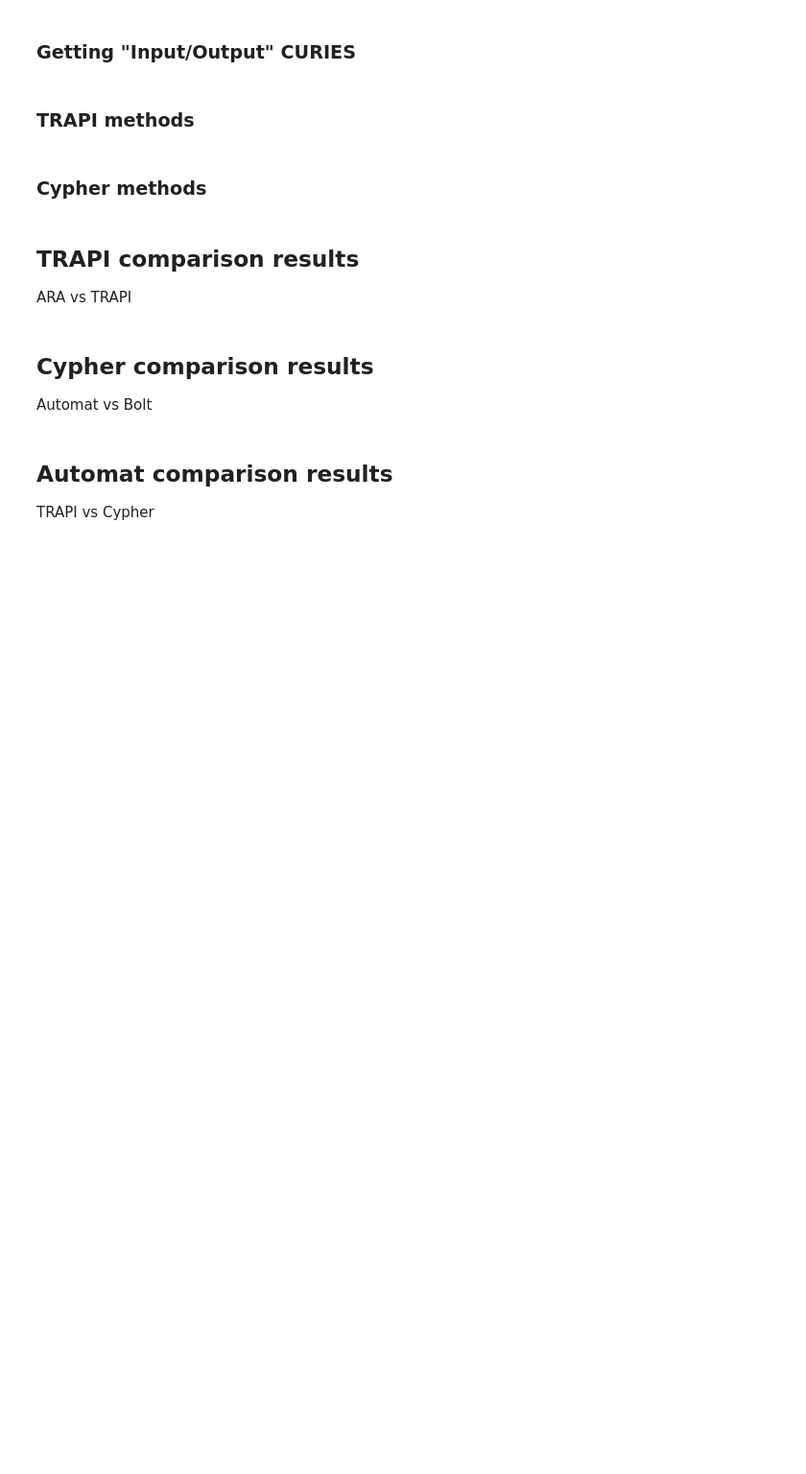
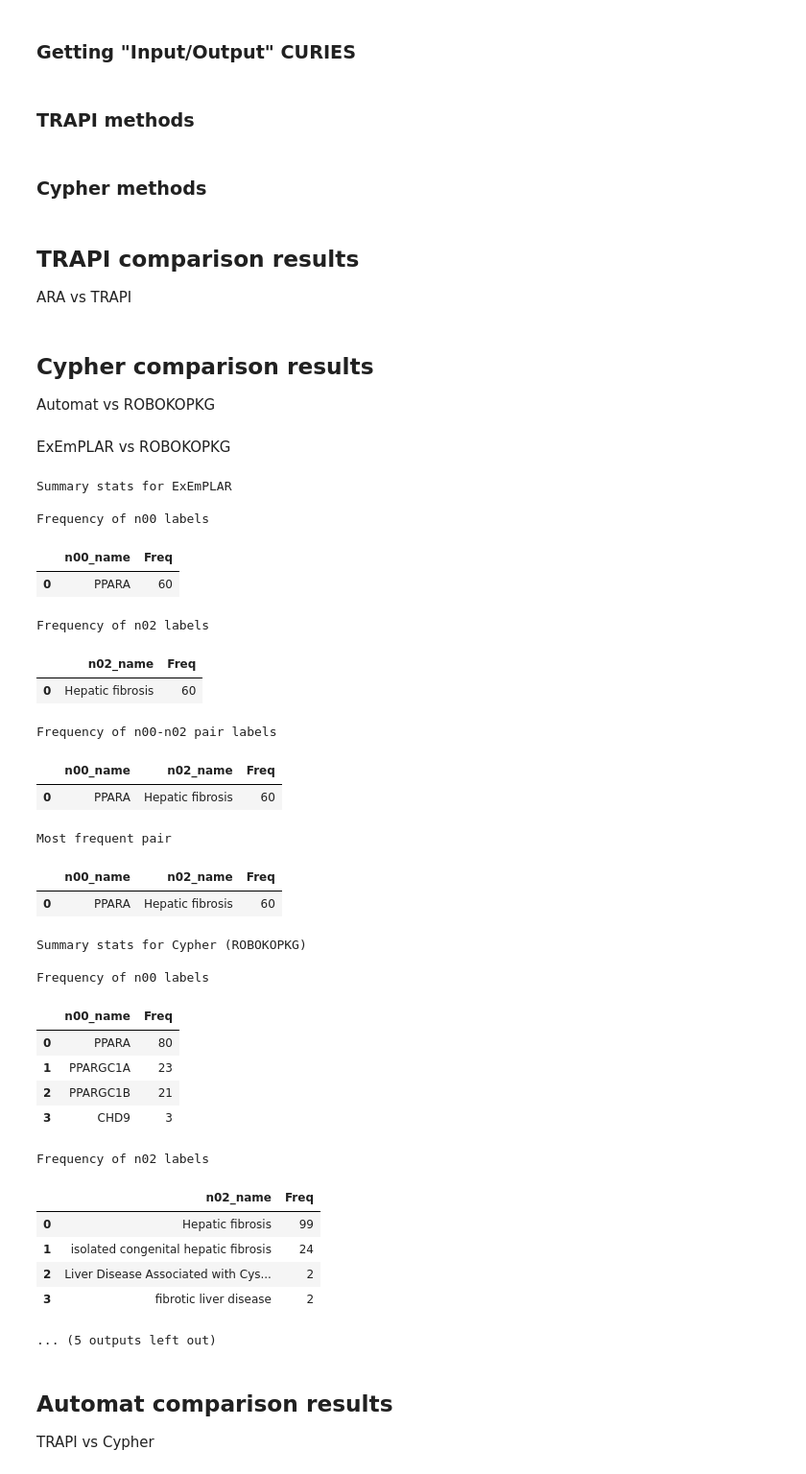
Before and after one commit to RobokopU24/AOP-use-cases, a Jupyter notebook: PPAR_LiverInjury_Compare.ipynb, the cells around one changed output. Shown at 96% size. Saved outputs shown, nothing was run; the diff lists cells and outputs as text; code cells hidden in the pictures; blank space fills up the shorter version.

```diff
--- a/PPAR_LiverInjury_Compare.ipynb
+++ b/PPAR_LiverInjury_Compare.ipynb
@@ -510,11 +562,47 @@ results_df_TRAPI = pd.read_csv(TRAPI_results_file)
 compare_summary_stats(results_df_ARA,results_df_TRAPI,"ARA","TRAPI (automat)")
 # %% [markdown]
 ## Cypher comparison results
-Automat vs Bolt
+Automat vs ROBOKOPKG
 # %%
 results_df_Cypher_Automat = pd.read_csv(Cypher_Automat_results_file)
 results_df_Cypher_ROBOKOPKG = pd.read_csv(Cypher_ROBOKOPKG_results_file)
 compare_summary_stats(results_df_Cypher_Automat,results_df_Cypher_ROBOKOPKG,"Cypher (automat)","Cypher (ROBOKOPKG)")
+# %% [markdown]
+ExEmPLAR vs ROBOKOPKG
+# %%
+results_df_Cypher_ROBOKOPKG = pd.read_csv(Cypher_ROBOKOPKG_results_file)
+results_df_exemplar = pd.read_csv(exemplar_results_file)
+compare_summary_stats_no_ids(results_df_exemplar,results_df_Cypher_ROBOKOPKG,"ExEmPLAR","Cypher (ROBOKOPKG)")
+# %% [output]
+Summary stats for ExEmPLAR
+
+Frequency of n00 labels
+|  | n00_name | Freq |
+| 0 | PPARA | 60 |
+Frequency of n02 labels
+|  | n02_name | Freq |
+| 0 | Hepatic fibrosis | 60 |
+Frequency of n00-n02 pair labels
+|  | n00_name | n02_name | Freq |
+| 0 | PPARA | Hepatic fibrosis | 60 |
+Most frequent pair
+|  | n00_name | n02_name | Freq |
+| 0 | PPARA | Hepatic fibrosis | 60 |
+Summary stats for Cypher (ROBOKOPKG)
+
+Frequency of n00 labels
+|  | n00_name | Freq |
+| 0 | PPARA | 80 |
+| 1 | PPARGC1A | 23 |
+| 2 | PPARGC1B | 21 |
+| 3 | CHD9 | 3 |
+Frequency of n02 labels
+|  | n02_name | Freq |
+| 0 | Hepatic fibrosis | 99 |
+| 1 | isolated congenital hepatic fibrosis | 24 |
+| 2 | Liver Disease Associated with Cys... | 2 |
+| 3 | fibrotic liver disease | 2 |
+... (5 outputs left out)
 # %% [markdown]
 ## Automat comparison results
 TRAPI vs Cypher
```
Also changed, not shown: parts of 10 cells of this notebook, 6 other files.
